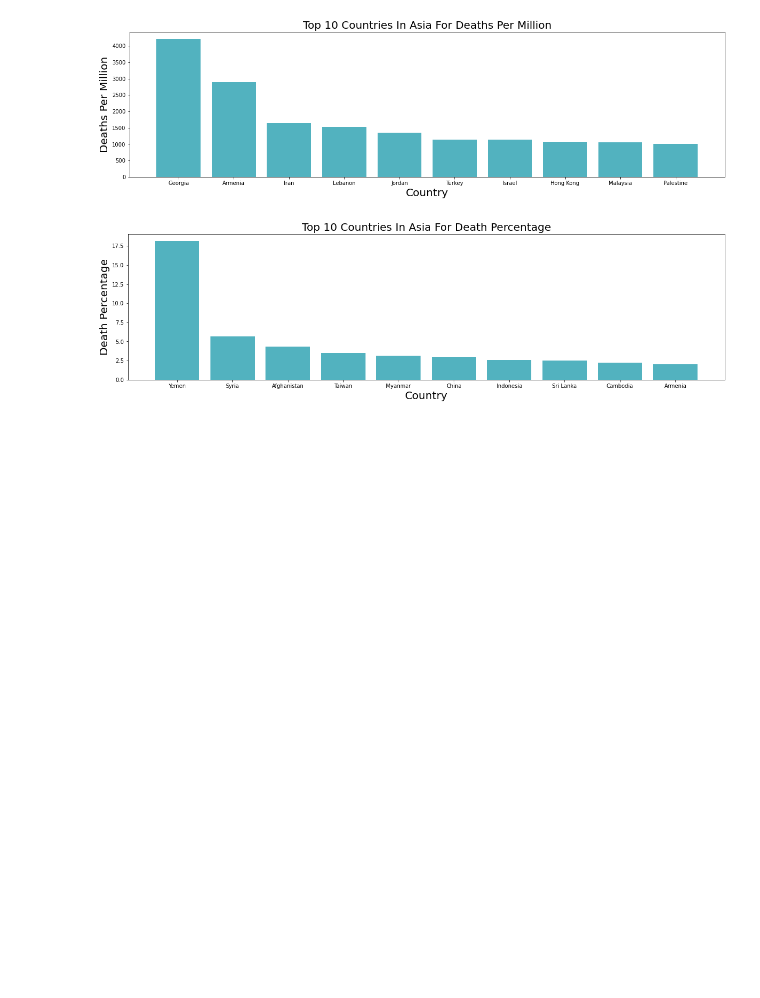
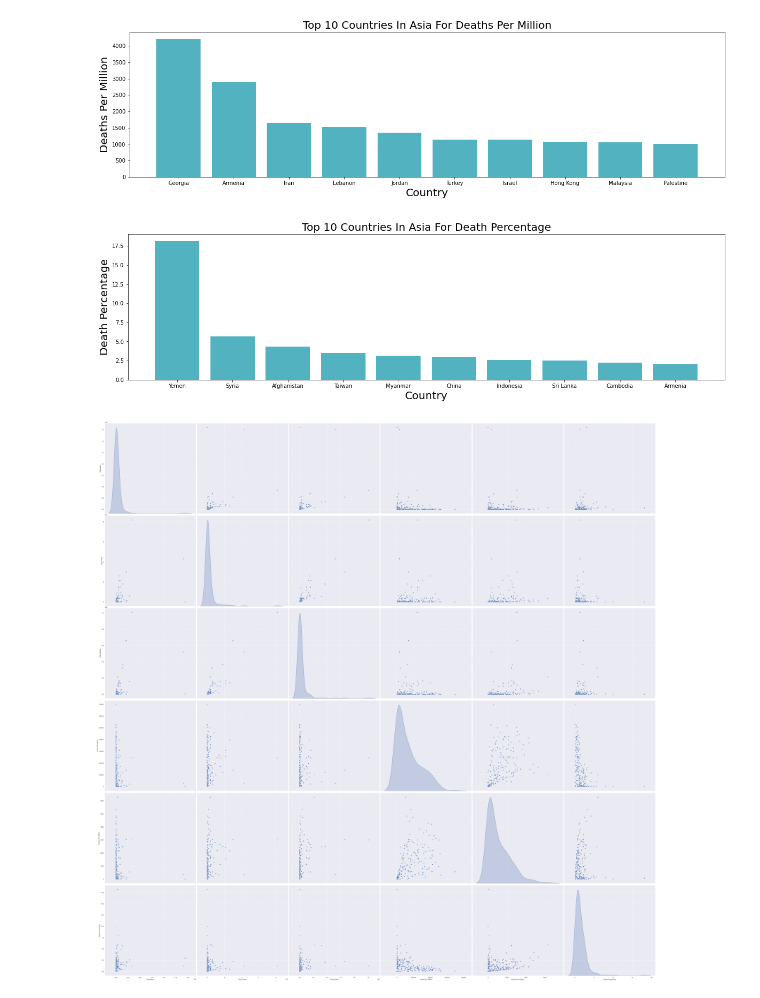
Before and after one commit to hewmatt10/COVID-19_Data, a Jupyter notebook: COVID-19_Data_Analysis.ipynb, the cells around one changed output. Cells and saved outputs as stored; diff of their text form; code cells hidden in the pictures; blank space fills up the shorter version.

```diff
--- a/COVID-19_Data_Analysis.ipynb
+++ b/COVID-19_Data_Analysis.ipynb
@@ -166,3 +166,9 @@ for c in columns:
 [figure]
 [figure]
 [figure]
+# %%
+sns.set()
+sns.pairplot(df[columns], height=10, kind='scatter', diag_kind='kde')
+plt.show()
+# %% [output]
+[figure, added]
```
Also changed, not shown: parts of 1 cell of this notebook.
